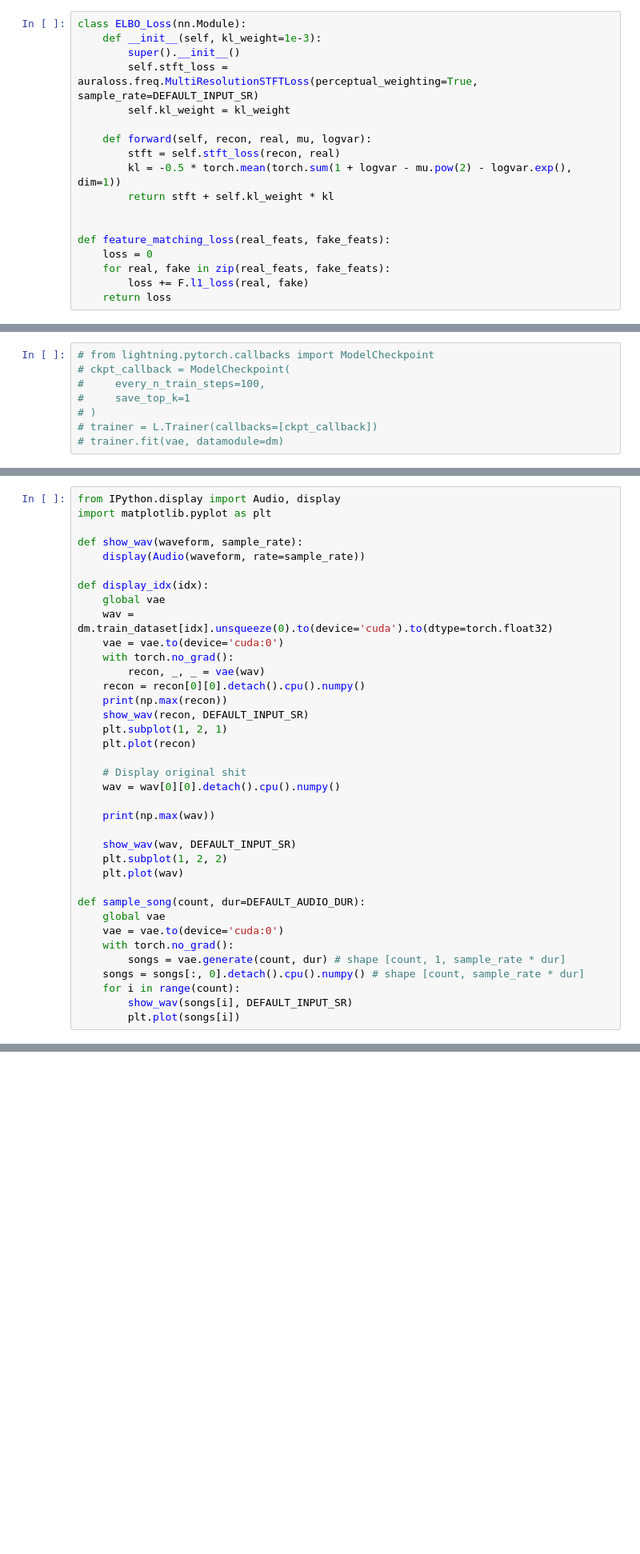
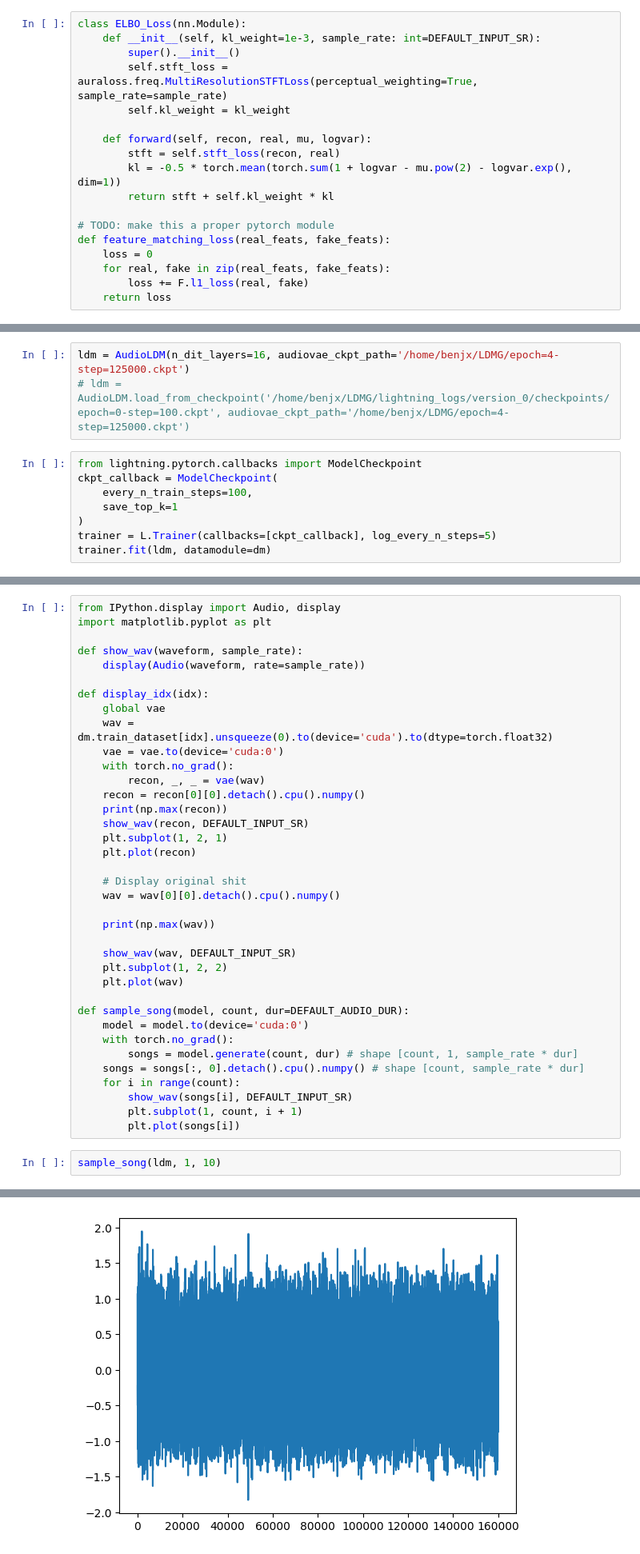
Before and after one commit to benjxia/LDMG, a Jupyter notebook: test.ipynb, the cells around one changed output, grey strips where cells are left out. Shown at 80% size. Saved outputs shown, nothing was run; the diff lists cells and outputs as text; blank space fills up the shorter version.

```diff
--- a/test.ipynb
+++ b/test.ipynb
@@ -35,8 +43,8 @@ DEFAULT_AUDIO_DUR = 10 # In seconds
 # %%
 class ELBO_Loss(nn.Module):
-    def __init__(self, kl_weight=1e-3):
+    def __init__(self, kl_weight=1e-3, sample_rate: int=DEFAULT_INPUT_SR):
         super().__init__()
-        self.stft_loss = auraloss.freq.MultiResolutionSTFTLoss(perceptual_weighting=True, sample_rate=DEFAULT_INPUT_SR)
+        self.stft_loss = auraloss.freq.MultiResolutionSTFTLoss(perceptual_weighting=True, sample_rate=sample_rate)
         self.kl_weight = kl_weight
 
     def forward(self, recon, real, mu, logvar):
@@ -44,7 +52,7 @@ class ELBO_Loss(nn.Module):
         kl = -0.5 * torch.mean(torch.sum(1 + logvar - mu.pow(2) - logvar.exp(), dim=1))
         return stft + self.kl_weight * kl
 
-
+# TODO: make this a proper pytorch module
 def feature_matching_loss(real_feats, fake_feats):
     loss = 0
     for real, fake in zip(real_feats, fake_feats):
@@ -610,8 +893,11 @@ dm.setup()
+# %%
+ldm = AudioLDM(n_dit_layers=16, audiovae_ckpt_path='/home/benjx/LDMG/epoch=4-step=125000.ckpt')
+# ldm = AudioLDM.load_from_checkpoint('/home/benjx/LDMG/lightning_logs/version_0/checkpoints/epoch=0-step=100.ckpt', audiovae_ckpt_path='/home/benjx/LDMG/epoch=4-step=125000.ckpt')
 # %%
-# from lightning.pytorch.callbacks import ModelCheckpoint
-# ckpt_callback = ModelCheckpoint(
-#     every_n_train_steps=100,
-#     save_top_k=1
-# )
-# trainer = L.Trainer(callbacks=[ckpt_callback])
-# trainer.fit(vae, datamodule=dm)
+from lightning.pytorch.callbacks import ModelCheckpoint
+ckpt_callback = ModelCheckpoint(
+    every_n_train_steps=100,
+    save_top_k=1
+)
+trainer = L.Trainer(callbacks=[ckpt_callback], log_every_n_steps=5)
+trainer.fit(ldm, datamodule=dm)
@@ -643,12 +948,15 @@ def display_idx(idx):
     plt.subplot(1, 2, 2)
     plt.plot(wav)
 
-def sample_song(count, dur=DEFAULT_AUDIO_DUR):
-    global vae
-    vae = vae.to(device='cuda:0')
+def sample_song(model, count, dur=DEFAULT_AUDIO_DUR):
+    model = model.to(device='cuda:0')
     with torch.no_grad():
-        songs = vae.generate(count, dur) # shape [count, 1, sample_rate * dur]
+        songs = model.generate(count, dur) # shape [count, 1, sample_rate * dur]
     songs = songs[:, 0].detach().cpu().numpy() # shape [count, sample_rate * dur]
     for i in range(count):
         show_wav(songs[i], DEFAULT_INPUT_SR)
+        plt.subplot(1, count, i + 1)
         plt.plot(songs[i])
+# %%
+sample_song(ldm, 1, 10)
+# %% [output]
@@ -654,0 +964 @@ def sample_song(count, dur=DEFAULT_AUDIO_DUR):
+[figure, added]
```
Also changed, not shown: parts of 28 cells of this notebook, 8 other files.
